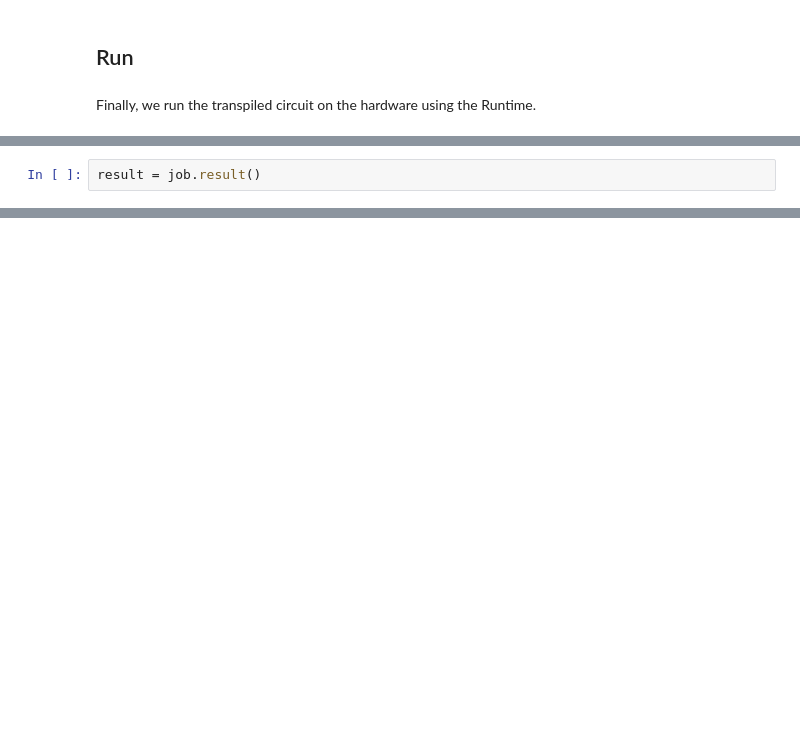
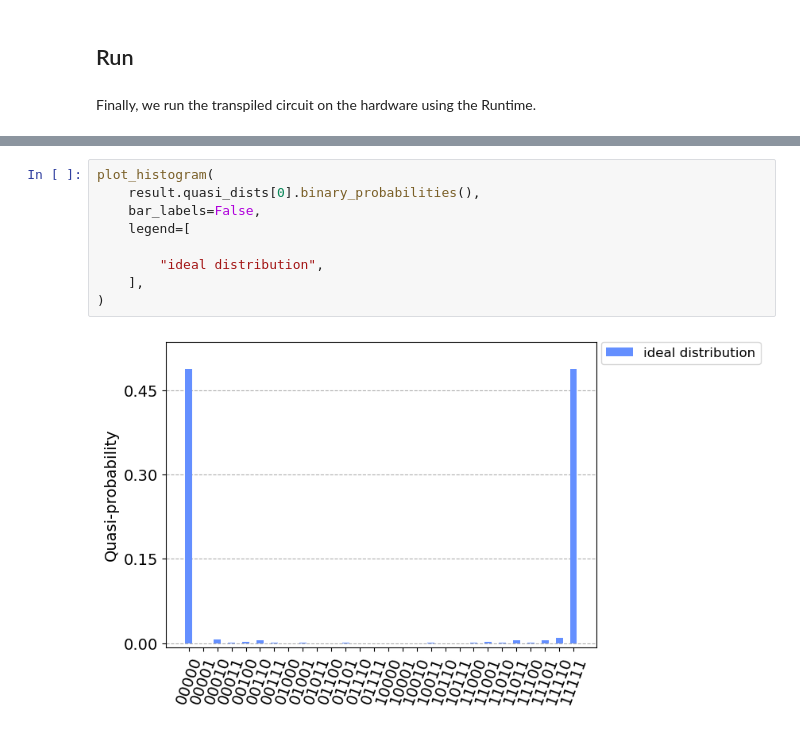
Before and after one commit to haimeng-zhang/qiskit-research, a Jupyter notebook: docs/qubit_mapping_guide.ipynb, the cells around one changed output, grey strips where cells are left out. Drawn from its saved outputs; the diff is of its cells as text; blank space fills up the shorter version.

Commit message:
get GHZ result back from Runtime

```diff
--- a/docs/qubit_mapping_guide.ipynb
+++ b/docs/qubit_mapping_guide.ipynb
@@ -158,2 +177,0 @@ job = sampler.run(qc_l, shots=5000)
-# %%
-result = job.result()
@@ -171,0 +186,11 @@ qiskit_ibm_provider.api.exceptions.WebsocketError: 'Max retries exceeded: Failed
+# %%
+plot_histogram(
+    result.quasi_dists[0].binary_probabilities(),
+    bar_labels=False,
+    legend=[
+
+        "ideal distribution",
+    ],
+)
+# %% [output]
+[figure, added]
```
Also changed, not shown: parts of 9 cells of this notebook.
